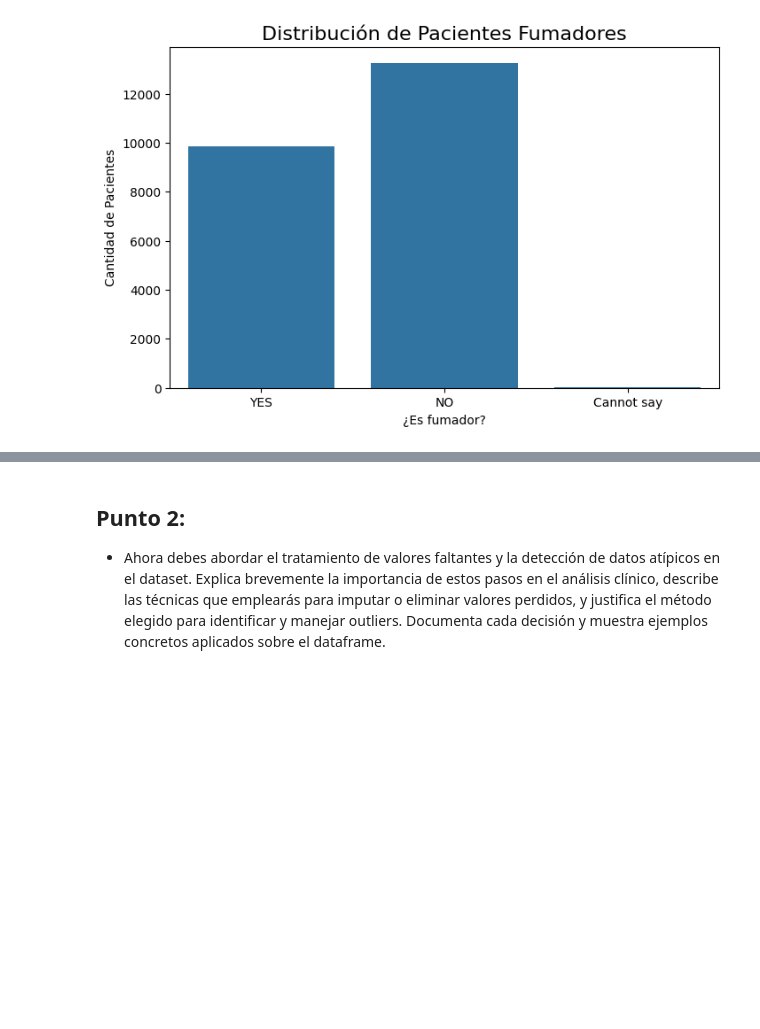
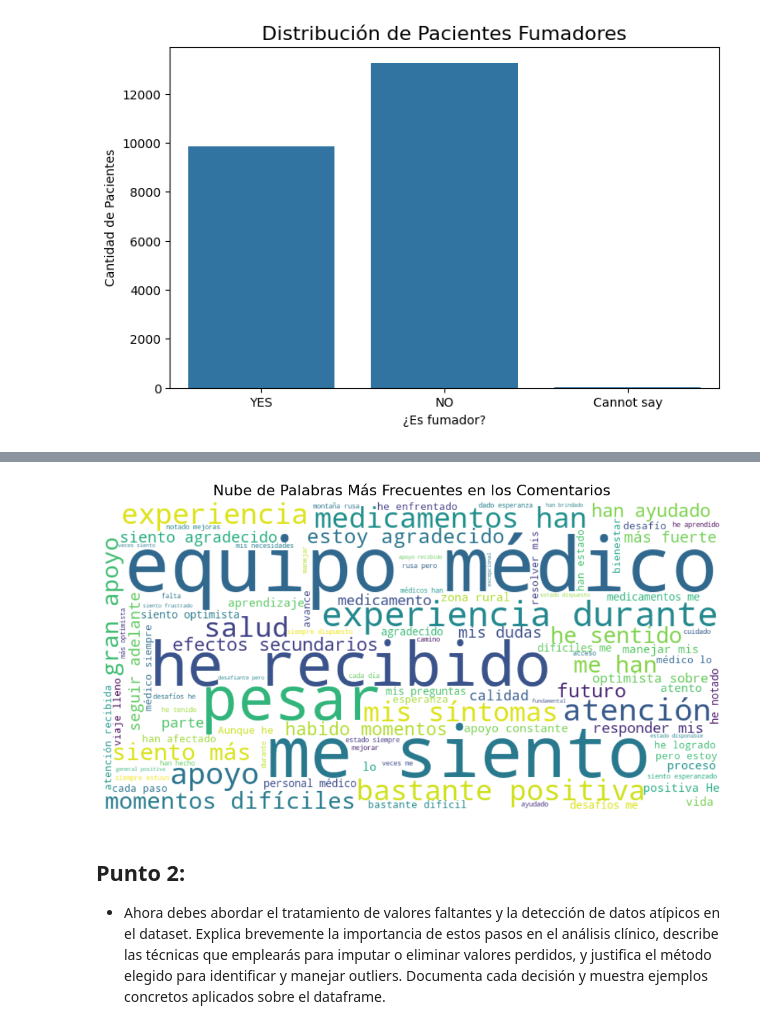
Before and after one commit to FerminEscalona/MedicalTreatment_LogisticRegression, a Jupyter notebook: Fase02_MedicalTreatmend copy.ipynb, the cells around one changed output, grey strips where cells are left out. Cells and saved outputs as stored; diff of their text form; code cells hidden in the pictures; blank space fills up the shorter version.

```diff
--- a/Fase02_MedicalTreatmend copy.ipynb
+++ b/Fase02_MedicalTreatmend copy.ipynb
@@ -177,3 +192,21 @@ plt.show()
+# %%
+# Nube de Palabras
+text = " ".join(review for review in df.patient_comment.astype(str))
+stopwords_prueba = set([
+    "de", "la", "que", "el", "en", "y", "a", "los", "del", "se", "con", "por", "un",
+    "para", "una", "mi", "ha", "sido", "muy", "este", "año", "el", "tratamiento"
+])
+
+wordcloud = WordCloud(stopwords=stopwords_prueba, background_color="white",
+                      max_words=100, width=800, height=400).generate(text)
+
+plt.figure(figsize=(12, 8))
+plt.imshow(wordcloud, interpolation='bilinear')
+plt.axis("off")
+plt.title('Nube de Palabras Más Frecuentes en los Comentarios', fontsize=16)
+plt.show()
+# %% [output]
+[figure, added]
 # %% [markdown]
 ## Punto 2:
 
```
Also changed, not shown: parts of 15 cells of this notebook.
